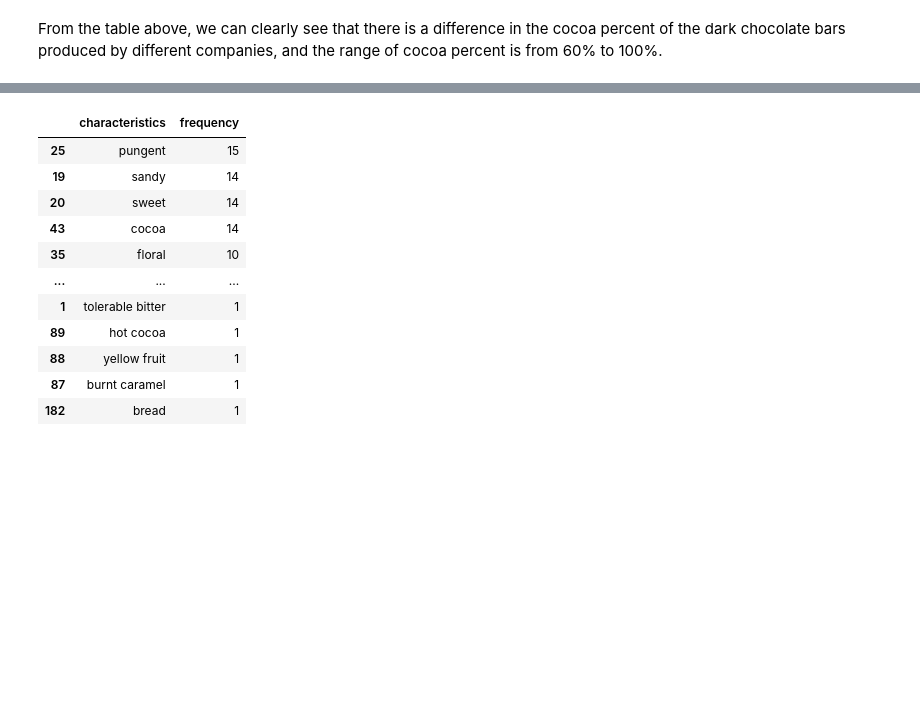
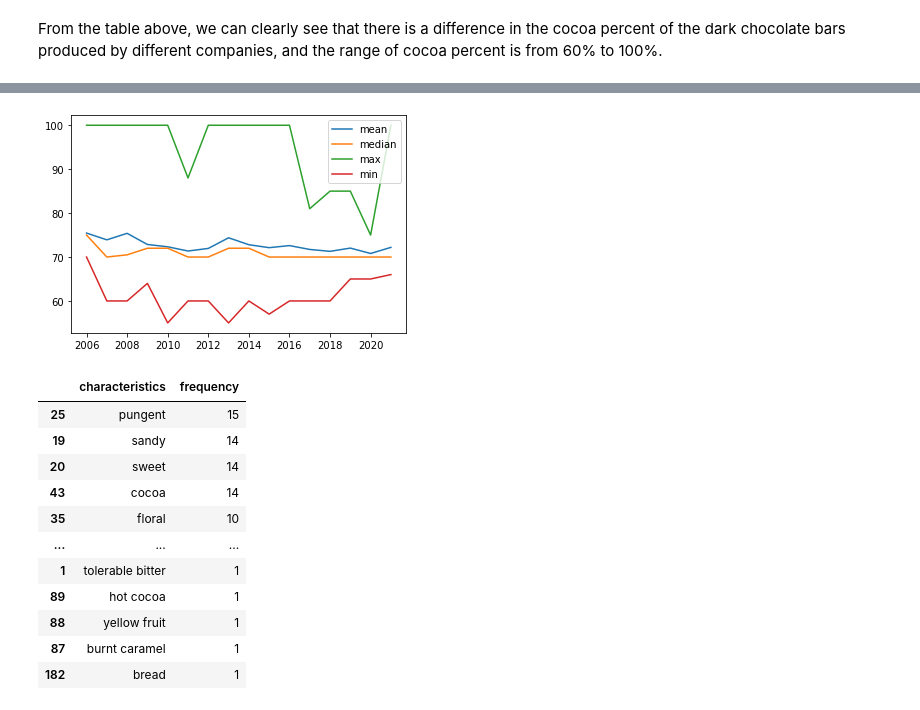
Before and after one commit to UCB-stat-159-s22/hw07-Group22, a Jupyter notebook: runting.ipynb, the cells around one changed output, grey strips where cells are left out. Cells and saved outputs as stored; diff of their text form; code cells hidden in the pictures; blank space fills up the shorter version.

Commit message:
add analysis of the change in cocoa percent over times

```diff
--- a/runting.ipynb
+++ b/runting.ipynb
@@ -61,9 +66,5 @@ From the table above, we can clearly see that there is a difference in the cocoa
 # %%
-lst = []
-for i in chocolate["Cocoa Percent"].tolist():
-    lst.append(float(re.sub('%', '', i)))
-lst
-chocolate['percent_mean'] = lst
-chocolate['percent_median'] = lst
-
-company_cocoa_percent = chocolate.groupby('Review Date').agg({'percent_mean':'mean', 'percent_median':'median'})
+year_cocoa_percent = chocolate.groupby('Review Date').agg({'mean cocoa percent':'mean', 'median cocoa percent':'median',
+                                                                        'max cocoa percent':'max', 'min cocoa percent':'min'})
+year_cocoa_percent
+#year_cocoa_percent.to_csv('tables/year_cocoa_percent.csv')
@@ -70,3 +90,18 @@ company_cocoa_percent = chocolate.groupby('Review Date').agg({'percent_mean':'me
+# %%
+year = year_cocoa_percent.index.tolist()
+mean = year_cocoa_percent['mean cocoa percent'].tolist()
+median = year_cocoa_percent['median cocoa percent'].tolist()
+max_percent = year_cocoa_percent['max cocoa percent'].tolist()
+min_percent = year_cocoa_percent['min cocoa percent'].tolist()
+# plot lines
+plt.plot(year, mean, label = "mean")
+plt.plot(year, median, label = "median")
+plt.plot(year, max_percent, label = "max")
+plt.plot(year, min_percent, label = "min")
+plt.legend()
+plt.show()
+# %% [output]
+[figure, added]
 # %%
 def country_common_charac(chocolate_df, country_name):
     chocolate_country = chocolate_df[chocolate_df['Country of Bean Origin'] == country_name][["Most Memorable Characteristics"]]
```
Also changed, not shown: parts of 4 cells of this notebook, 1 other file.
